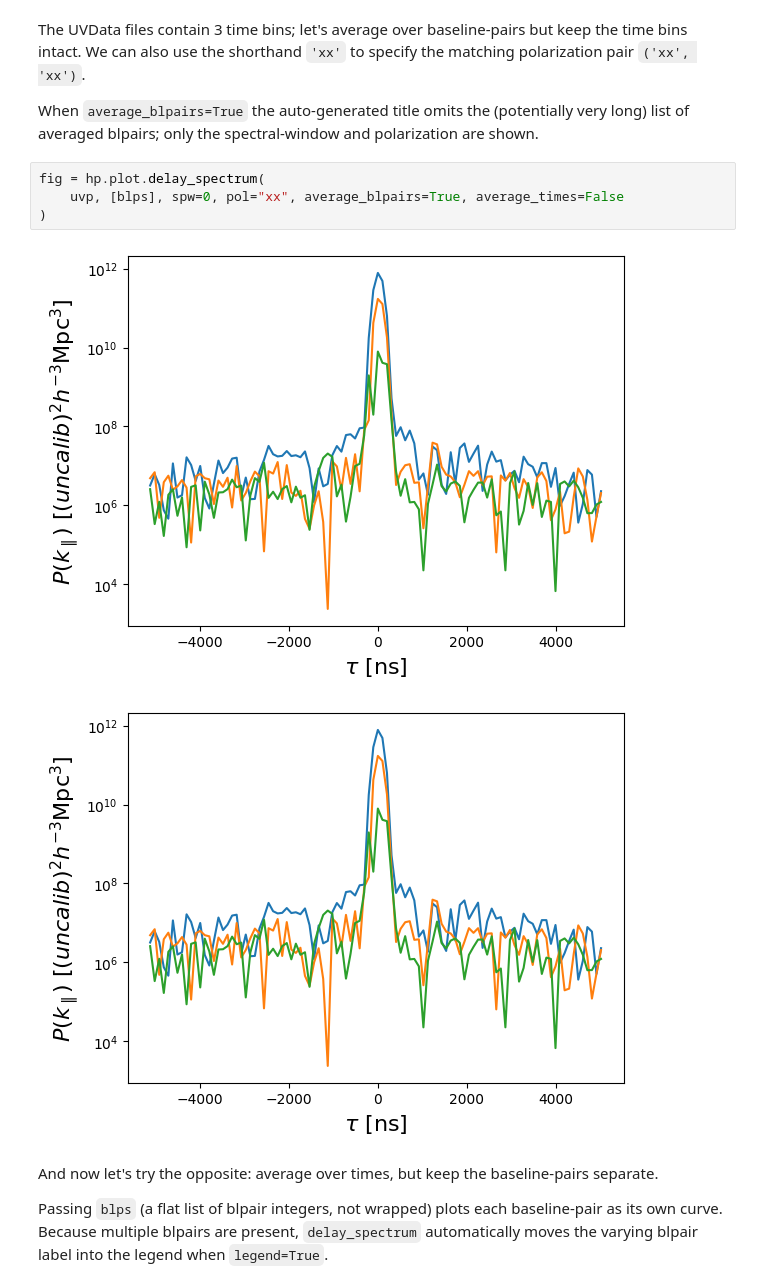
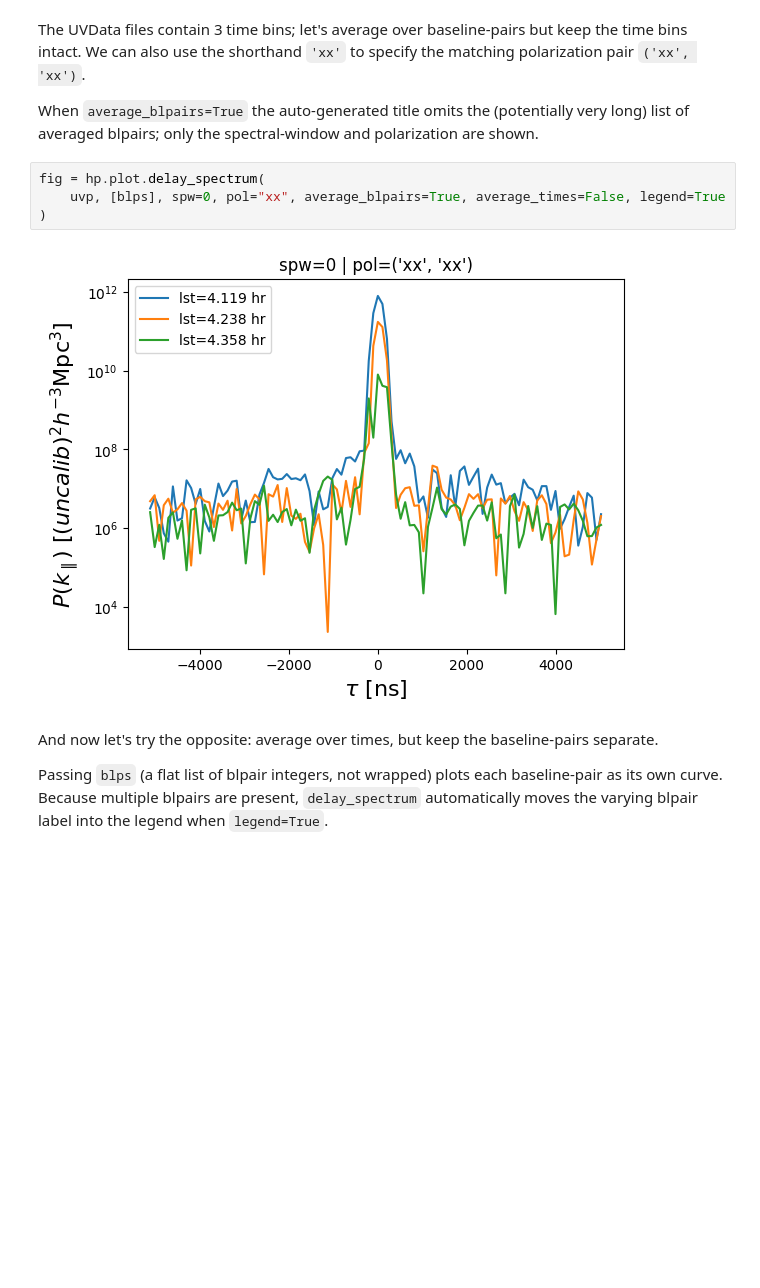
Before and after one commit to HERA-Team/hera_pspec, a Jupyter notebook: examples/Plotting_examples.ipynb, the cells around one changed output. Drawn from its saved outputs; the diff is of its cells as text; blank space fills up the shorter version.

Commit message:
docs: update plotting documentation

```diff
--- a/examples/Plotting_examples.ipynb
+++ b/examples/Plotting_examples.ipynb
@@ -81,11 +85,10 @@ The UVData files contain 3 time bins; let's average over baseline-pairs but keep
 When `average_blpairs=True` the auto-generated title omits the (potentially very long) list of averaged blpairs; only the spectral-window and polarization are shown.
 # %%
 fig = hp.plot.delay_spectrum(
-    uvp, [blps], spw=0, pol="xx", average_blpairs=True, average_times=False
+    uvp, [blps], spw=0, pol="xx", average_blpairs=True, average_times=False, legend=True
 )
 # %% [output]
-[figure, old version]
+[figure, new version]
-[figure, removed]
 # %% [markdown]
 And now let's try the opposite: average over times, but keep the baseline-pairs separate.
 
```
Also changed, not shown: parts of 8 cells of this notebook.
